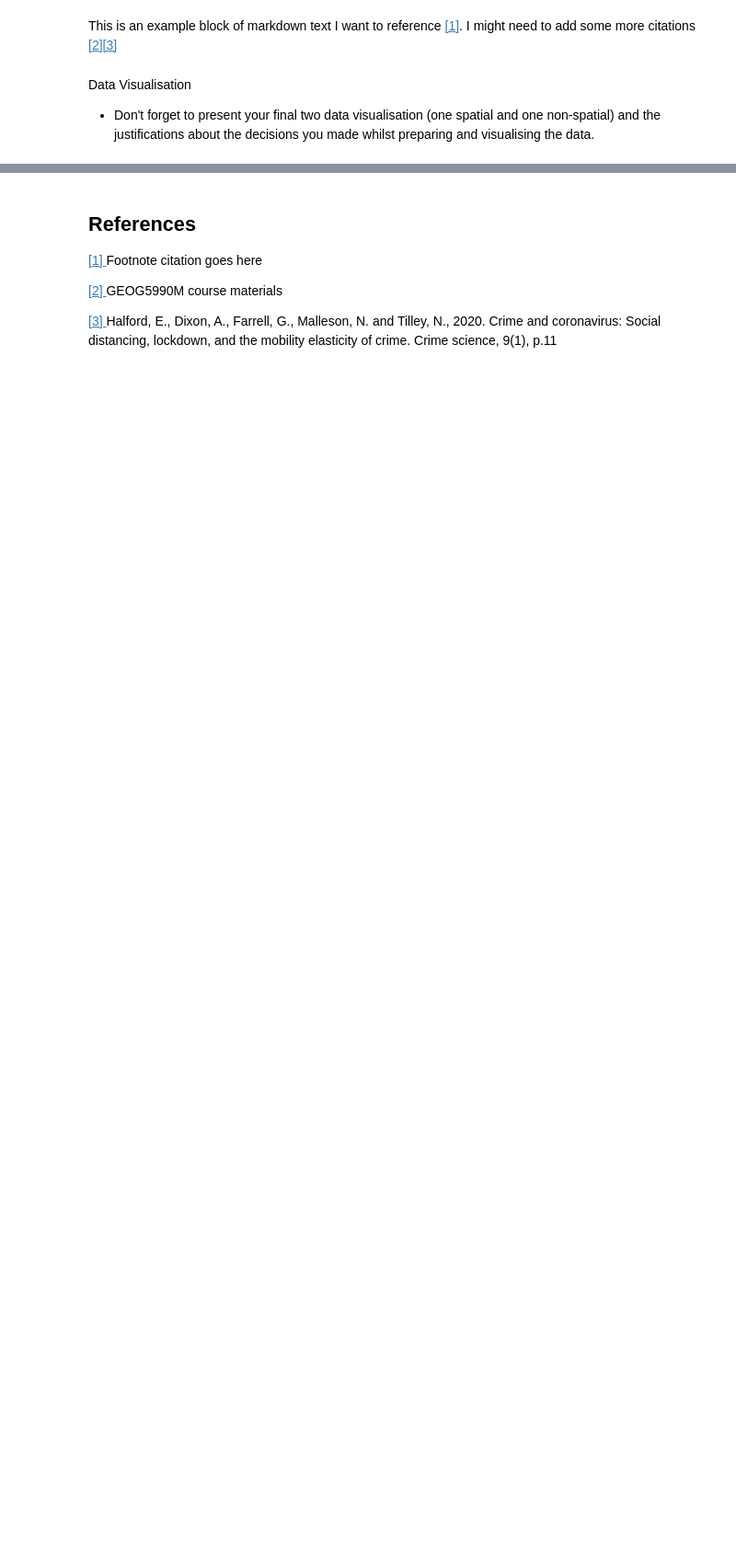
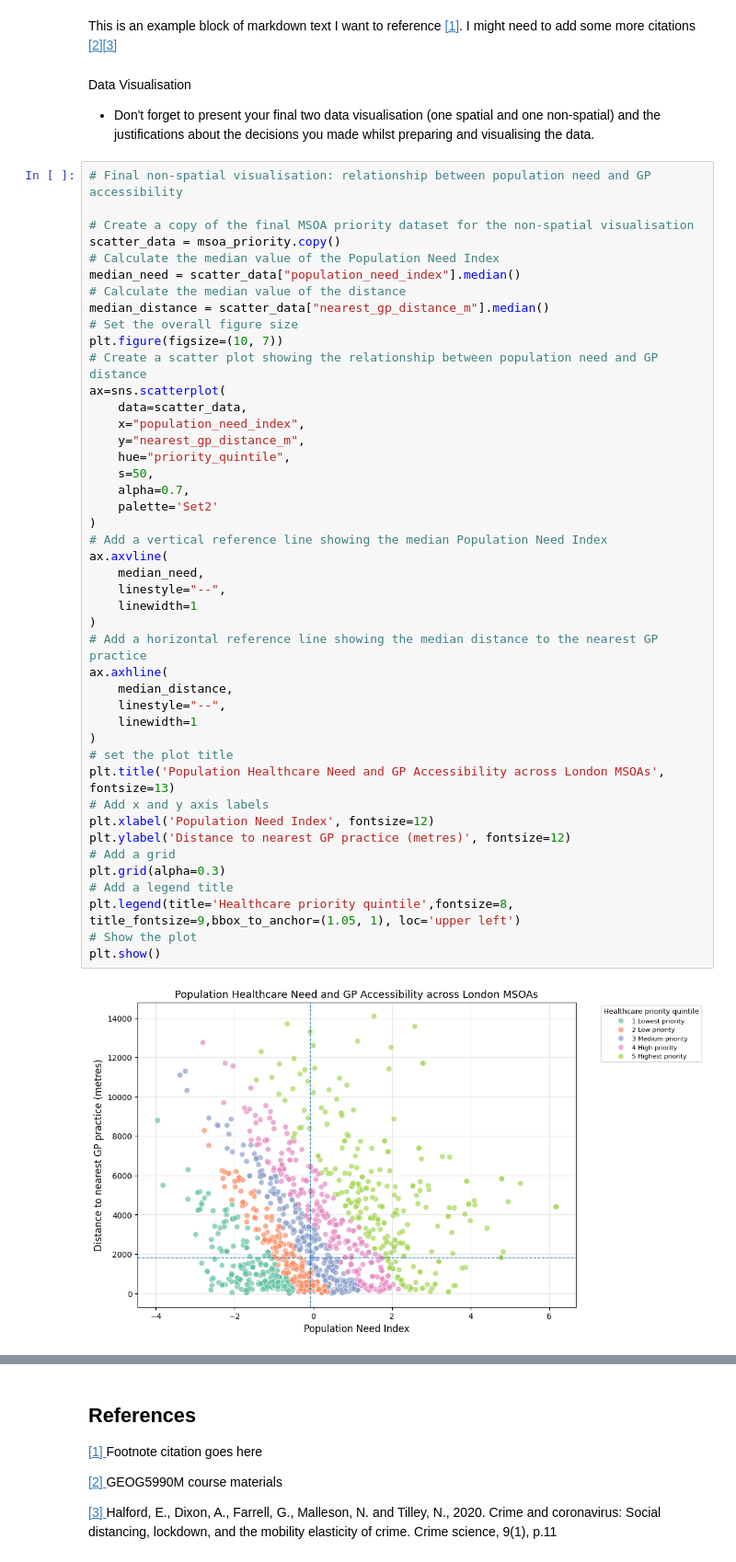
Before and after one commit to shuc9663-source/GEOG5990_Assignment2_201929754, a Jupyter notebook: GEOG5990M_Final_Project.ipynb, the cells around one changed output, grey strips where cells are left out. Shown at 92% size. Drawn from its saved outputs; the diff is of its cells as text; blank space fills up the shorter version.

```diff
--- a/GEOG5990M_Final_Project.ipynb
+++ b/GEOG5990M_Final_Project.ipynb
@@ -350,3 +559,49 @@ This is an example block of markdown text I want to reference <a href="#ref1">[1
 # %% [markdown]
 Data Visualisation
 - Don't forget to present your final two data visualisation (one spatial and one non-spatial) and the justifications about the decisions you made whilst preparing and visualising the data.
+# %%
+# Final non-spatial visualisation: relationship between population need and GP accessibility
+
+# Create a copy of the final MSOA priority dataset for the non-spatial visualisation
+scatter_data = msoa_priority.copy()
+# Calculate the median value of the Population Need Index
+median_need = scatter_data["population_need_index"].median()
+# Calculate the median value of the distance
+median_distance = scatter_data["nearest_gp_distance_m"].median()
+# Set the overall figure size
+plt.figure(figsize=(10, 7))
+# Create a scatter plot showing the relationship between population need and GP distance
+ax=sns.scatterplot(
+    data=scatter_data,
+    x="population_need_index",
+    y="nearest_gp_distance_m",
+    hue="priority_quintile",
+    s=50,
+    alpha=0.7,
+    palette='Set2'
+)
+# Add a vertical reference line showing the median Population Need Index
+ax.axvline(
+    median_need,
+    linestyle="--",
+    linewidth=1
+)
+# Add a horizontal reference line showing the median distance to the nearest GP practice
+ax.axhline(
+    median_distance,
+    linestyle="--",
+    linewidth=1
+)
+# set the plot title
+plt.title('Population Healthcare Need and GP Accessibility across London MSOAs', fontsize=13)
+# Add x and y axis labels
+plt.xlabel('Population Need Index', fontsize=12)
+plt.ylabel('Distance to nearest GP practice (metres)', fontsize=12)
+# Add a grid
+plt.grid(alpha=0.3)
+# Add a legend title
+plt.legend(title='Healthcare priority quintile',fontsize=8, title_fontsize=9,bbox_to_anchor=(1.05, 1), loc='upper left')
+# Show the plot
+plt.show()
+# %% [output]
+[figure, added]
```
Also changed, not shown: parts of 7 cells of this notebook.
